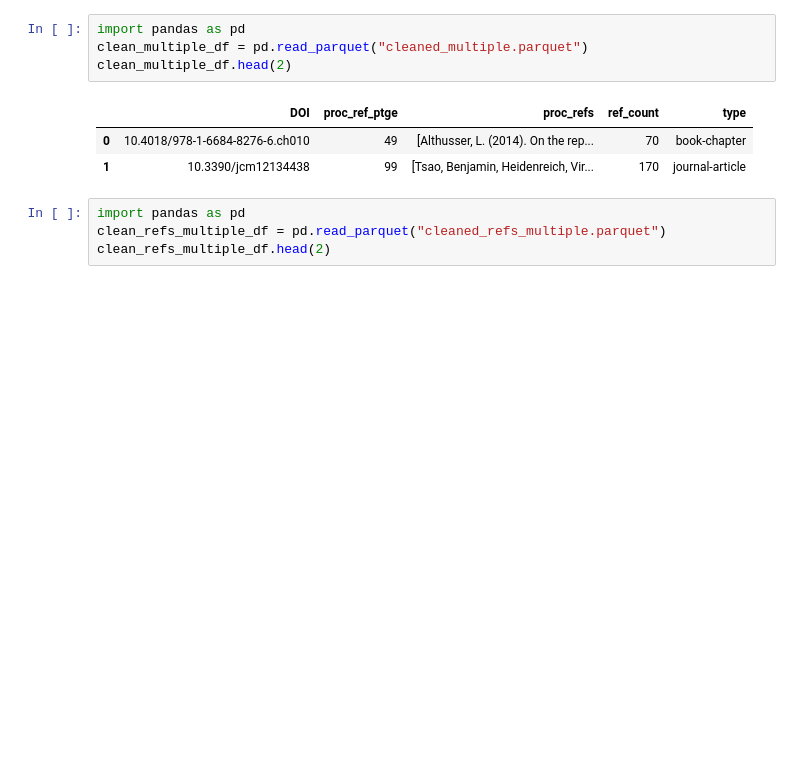
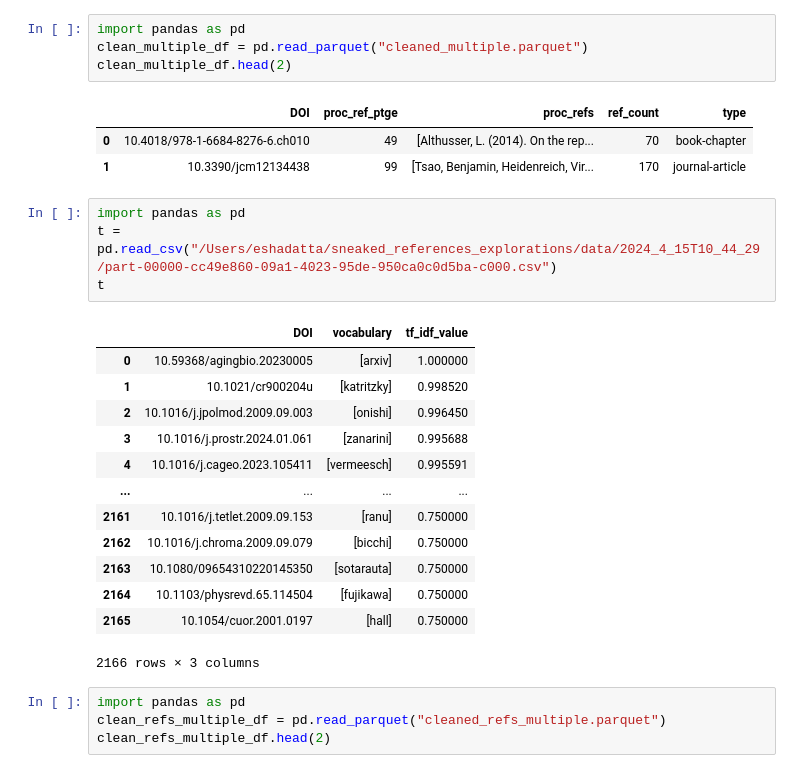
Before and after one commit to eshadatta/sneaked_refs_explorations, a Jupyter notebook: cleaned_multiple_parquet_parsing.ipynb, the cells around one changed output. Cells and saved outputs as stored; diff of their text form; blank space fills up the shorter version.

```diff
--- a/cleaned_multiple_parquet_parsing.ipynb
+++ b/cleaned_multiple_parquet_parsing.ipynb
@@ -6,6 +6,24 @@ clean_multiple_df.head(2)
 |  | DOI | proc_ref_ptge | proc_refs | ref_count | type |
 | 0 | 10.4018/978-1-6684-8276-6.ch010 | 49 | [Althusser, L. (2014). On the rep... | 70 | book-chapter |
 | 1 | 10.3390/jcm12134438 | 99 | [Tsao, Benjamin, Heidenreich, Vir... | 170 | journal-article |
+# %%
+import pandas as pd
+t = pd.read_csv("/Users/eshadatta/sneaked_references_explorations/data/2024_4_15T10_44_29/part-00000-cc49e860-09a1-4023-95de-950ca0c0d5ba-c000.csv")
+t
+# %% [output]
+|  | DOI | vocabulary | tf_idf_value |
+| 0 | 10.59368/agingbio.20230005 | [arxiv] | 1.000000 |
+| 1 | 10.1021/cr900204u | [katritzky] | 0.998520 |
+| 2 | 10.1016/j.jpolmod.2009.09.003 | [onishi] | 0.996450 |
+| 3 | 10.1016/j.prostr.2024.01.061 | [zanarini] | 0.995688 |
+| 4 | 10.1016/j.cageo.2023.105411 | [vermeesch] | 0.995591 |
+| ... | ... | ... | ... |
+| 2161 | 10.1016/j.tetlet.2009.09.153 | [ranu] | 0.750000 |
+| 2162 | 10.1016/j.chroma.2009.09.079 | [bicchi] | 0.750000 |
+| 2163 | 10.1080/09654310220145350 | [sotarauta] | 0.750000 |
+| 2164 | 10.1103/physrevd.65.114504 | [fujikawa] | 0.750000 |
+| 2165 | 10.1054/cuor.2001.0197 | [hall] | 0.750000 |
+2166 rows × 3 columns
 # %%
 import pandas as pd
 clean_refs_multiple_df = pd.read_parquet("cleaned_refs_multiple.parquet")
```
Also changed, not shown: 1 other file.
